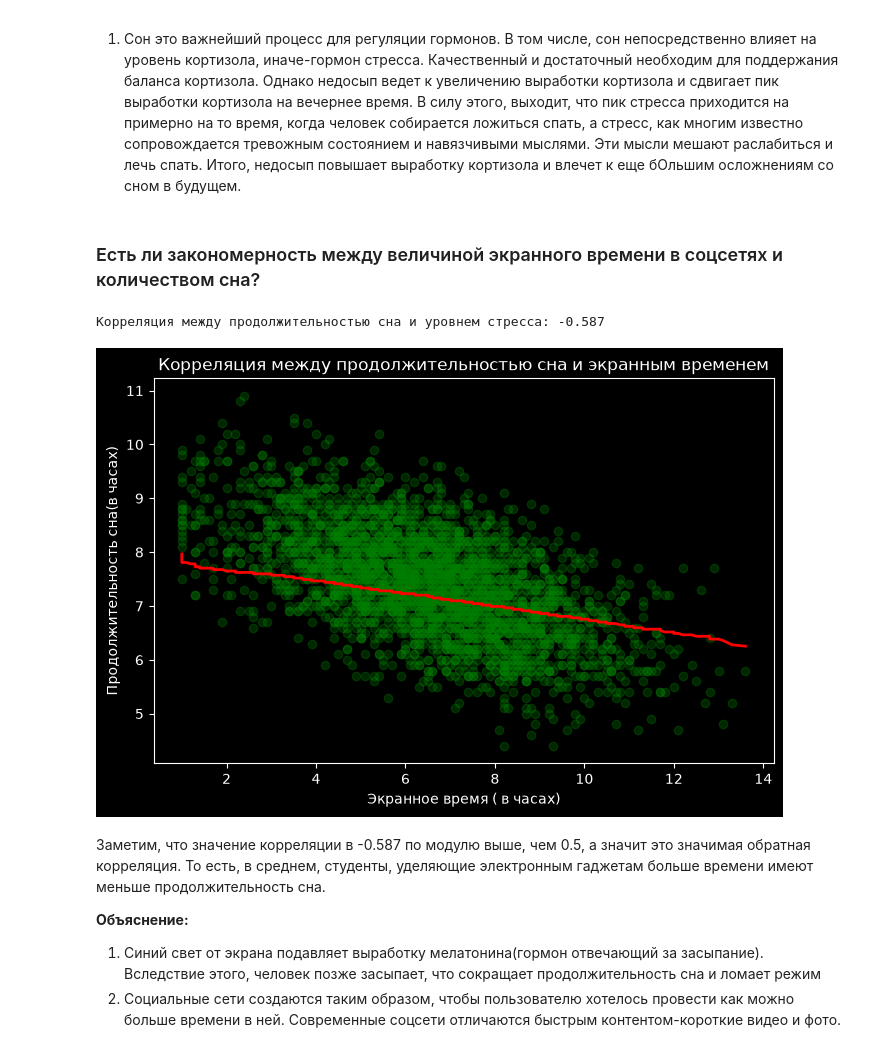
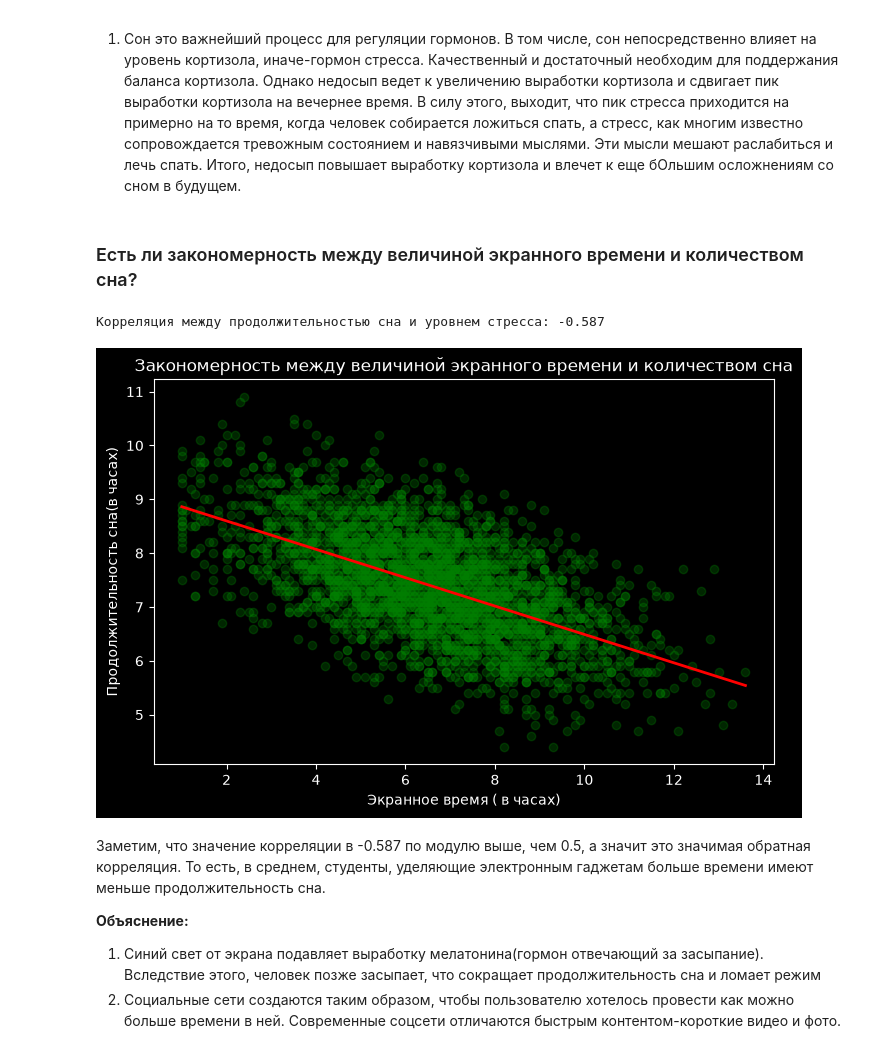
Before and after one commit to zemfira123/impact-of-screentime-on-students, a Jupyter notebook: analysis.ipynb, the cells around one changed output. Saved outputs shown, nothing was run; the diff lists cells and outputs as text; code cells hidden in the pictures.

```diff
--- a/analysis.ipynb
+++ b/analysis.ipynb
@@ -73,22 +61,23 @@ plt.show()
 **Объяснение:**
 1) Сон это важнейший процесс для регуляции гормонов. В том числе, сон непосредственно влияет на уровень кортизола, иначе-гормон стресса. Качественный и достаточный необходим для поддержания баланса кортизола. Однако недосып ведет к увеличению выработки кортизола и сдвигает пик выработки кортизола на вечернее время. В силу этого, выходит, что пик стресса приходится на примерно на то время, когда человек собирается ложиться спать, а стресс, как многим известно сопровождается тревожным состоянием и навязчивыми мыслями. Эти мысли мешают раслабиться и лечь спать. Итого, недосып повышает выработку кортизола и влечет к еще бОльшим осложнениям со сном в будущем.
 # %% [markdown]
-### Есть ли закономерность между величиной экранного времени в соцсетях и количеством сна?
+### Есть ли закономерность между величиной экранного времени и количеством сна?
 # %%
 cor=df['screen_time_hours'].corr(df['avg_sleep_hours'])
 print(f"Корреляция между продолжительностью сна и уровнем стресса: {cor:.3f}")
 plt.figure(figsize=(8,5))
 plt.scatter(df['screen_time_hours'], df['avg_sleep_hours'], alpha=0.3, color='green')
 z=np.polyfit(df['screen_time_hours'], df['avg_sleep_hours'], 1)
 p=np.poly1d(z)
-plt.plot(df['screen_time_hours'].sort_values(), p(df['avg_sleep_hours'].sort_values()),color='red', linewidth=2)
+x_sorted = df['screen_time_hours'].sort_values()
+plt.plot(x_sorted, p(x_sorted), color='red', linewidth=2)
 plt.xlabel('Экранное время ( в часах)')
 plt.ylabel('Продолжительность сна(в часах)')
-plt.title('Корреляция между продолжительностью сна и экранным временем')
+plt.title('Закономерность между величиной экранного времени и количеством сна')
 plt.show()
 # %% [output]
 Корреляция между продолжительностью сна и уровнем стресса: -0.587
-[figure, old version]
+[figure, new version]
 # %% [markdown]
 Заметим, что значение корреляции в -0.587 по модулю выше, чем 0.5, а значит это значимая обратная корреляция. То есть, в среднем, студенты, уделяющие электронным гаджетам больше времени имеют меньше продолжительность сна.
 
```
Also changed, not shown: parts of 5 cells of this notebook, 2 other files.
